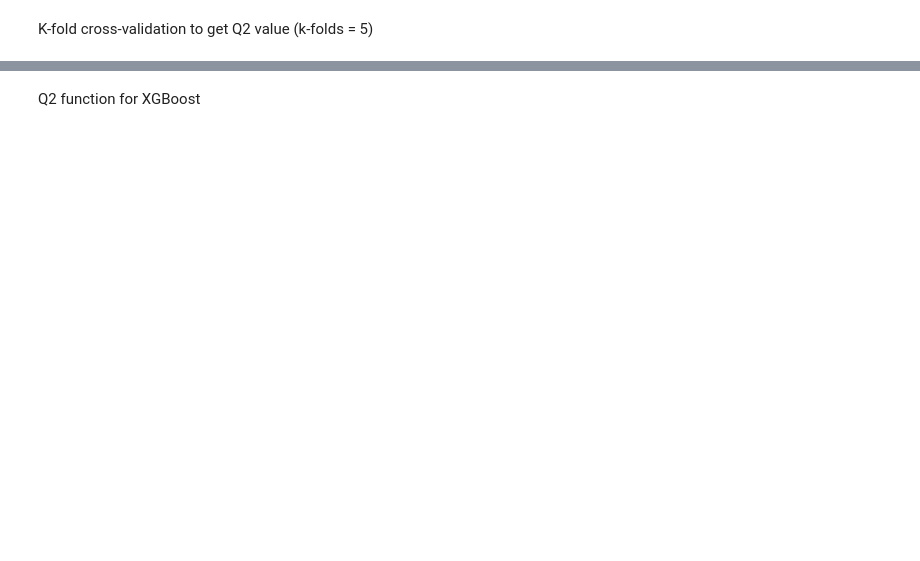
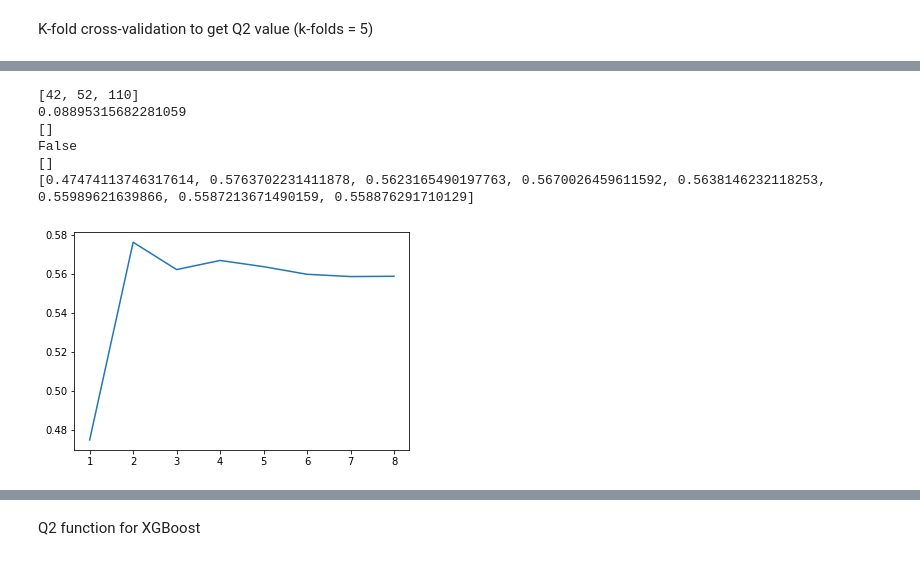
Before and after one commit to kenll99minecart/Immunopeptide, a Jupyter notebook: Linear regression.ipynb, the cells around one changed output, grey strips where cells are left out. Drawn from its saved outputs; the diff is of its cells as text; code cells hidden in the pictures; blank space fills up the shorter version.

```diff
--- a/Linear regression.ipynb
+++ b/Linear regression.ipynb
@@ -87,3 +115,8 @@ print(X.shape)
+# %%
+from sklearn.utils import shuffle
+X, y = shuffle(X, y, random_state=0)
+X = X.reset_index(drop = True)
+y = y.reset_index(drop = True)
 # %%
 from sklearn import linear_model
 regr = linear_model.LinearRegression()
@@ -280,37 +344,52 @@ if(True):
             CVXL = log_X.iloc[:, 0:zL].copy()
         elif CVXL.columns[len(CVXL.columns)-1] == 'High':
             zL=zL+2
             CVXL = log_X.iloc[:, 0:zL].copy()
         elif CVXL.columns[len(CVXL.columns)-1] == '1':
             zL=zL+3
             CVXL = log_X.iloc[:, 0:zL].copy()
 
         CVXL = CVXL.reset_index(drop = True)
         CVXL.drop(con0, inplace = True)
         CVXL.drop(con1, inplace = True)
         #print(CVXL)
         CVyL = pd.DataFrame(logis_y).copy()
 
+
         for train_index, test_index in kf.split(CVXL):
             Test_predL = [] #predicted values
             Test_resL = []  #original values
             rand_resL = []  #training set mean values
             trainX , trainY = CVXL.iloc[train_index] , CVyL.iloc[train_index]
             testX , testY =  CVXL.iloc[test_index] , CVyL.iloc[test_index]
             regrt.fit(trainX, trainY)
             Pred_test = regrt.predict(testX)#testX
-            Mean_trained_y=statss.mean(trainY.values.ravel())
+            from scipy.special import expit
+            #trainY_log = expit(trainY)
+            Mean_trained_y = statss.mean(trainY.values.ravel())
             for x in range(len(Pred_test)):
                 rand_resL.append(Mean_trained_y)
             Test_predL.extend(Pred_test.ravel())
             Test_resL.extend(testY.values.ravel())
 
-    #print(Test_predL)
+
+            rand_resL = expit(rand_resL)
+            Test_predL = expit(Test_predL)
+            Test_resL = expit(Test_resL)
+            #print(Test_predL)
             Q2Log.append(getQ2(Test_predL,Test_resL,rand_resL))
         Q2logf.append(np.mean(Q2Log))
     print(Q2logf)
-    plt.plot([1,2,3,4,5,6,7,8],Q2logf)
-    plt.show()
+plt.plot([1,2,3,4,5,6,7,8],Q2logf)#Q2logf
+plt.show()
+# %% [output]
+[42, 52, 110]
+0.08895315682281059
+[]
+False
+[]
+[0.47474113746317614, 0.5763702231411878, 0.5623165490197763, 0.5670026459611592, 0.5638146232118253, 0.55989621639866, 0.5587213671490159, 0.558876291710129]
+[figure, added]
 # %%
 import xgboost as xgb
 from sklearn.preprocessing import LabelEncoder
```
Also changed, not shown: parts of 15 cells of this notebook.
